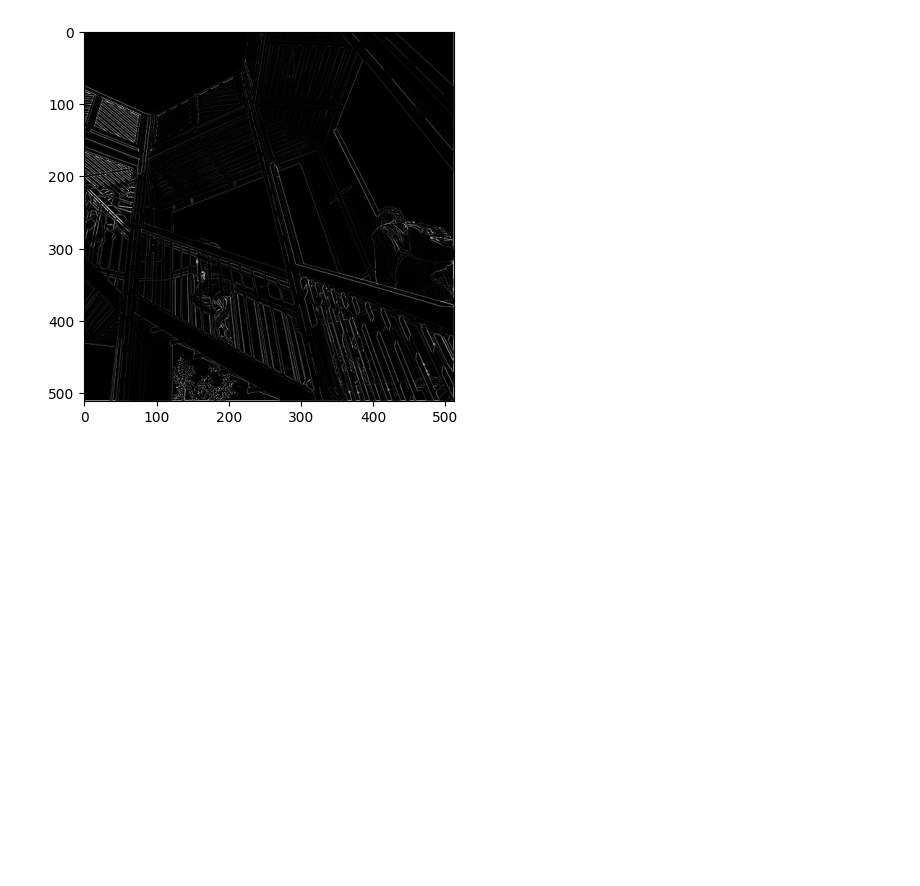
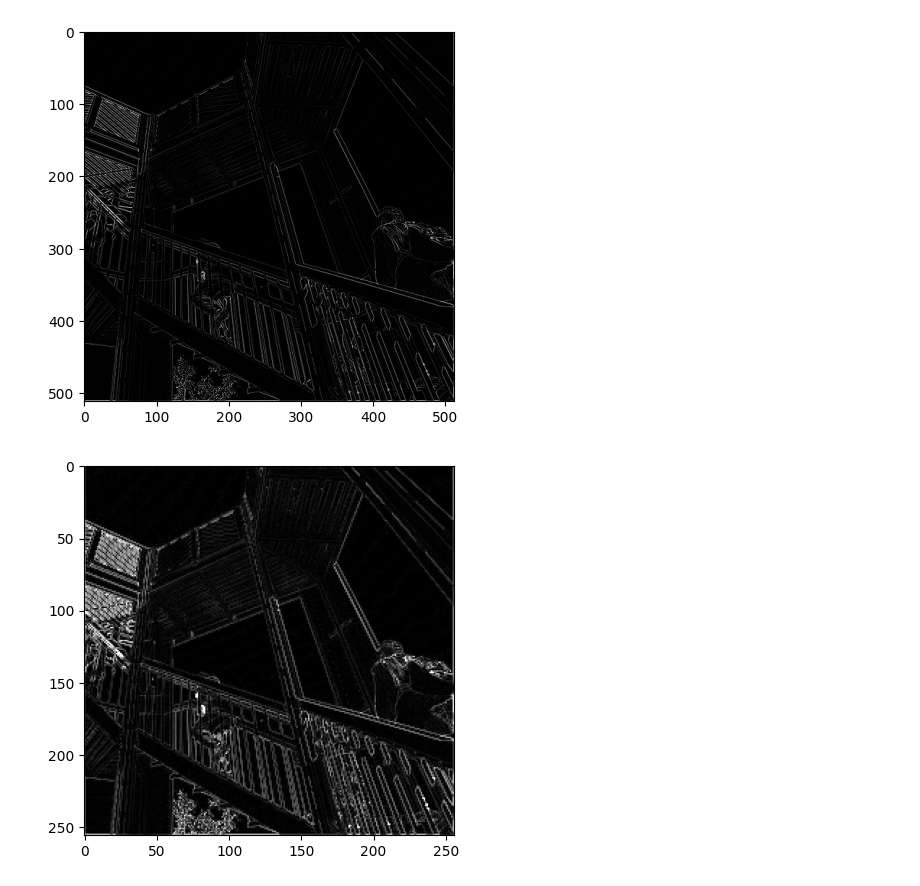
Before and after one commit to dipak1920basnet/Exploring-Convolutions, a Jupyter notebook: CNN.ipynb, the cells around one changed output. Cells and saved outputs as stored; diff of their text form; code cells hidden in the pictures; blank space fills up the shorter version.

Commit message:
visualize the image after pooling

```diff
--- a/CNN.ipynb
+++ b/CNN.ipynb
@@ -127,3 +127,10 @@ for x in range(0, size_x, 2):
 
 # Plot the image. Note the size of the axes -- it is now half of the image loaded earlier
 #
+# %%
+plt.gray()
+plt.grid(False)
+plt.imshow(newImage)
+plt.show()
+# %% [output]
+[figure, added]
```
